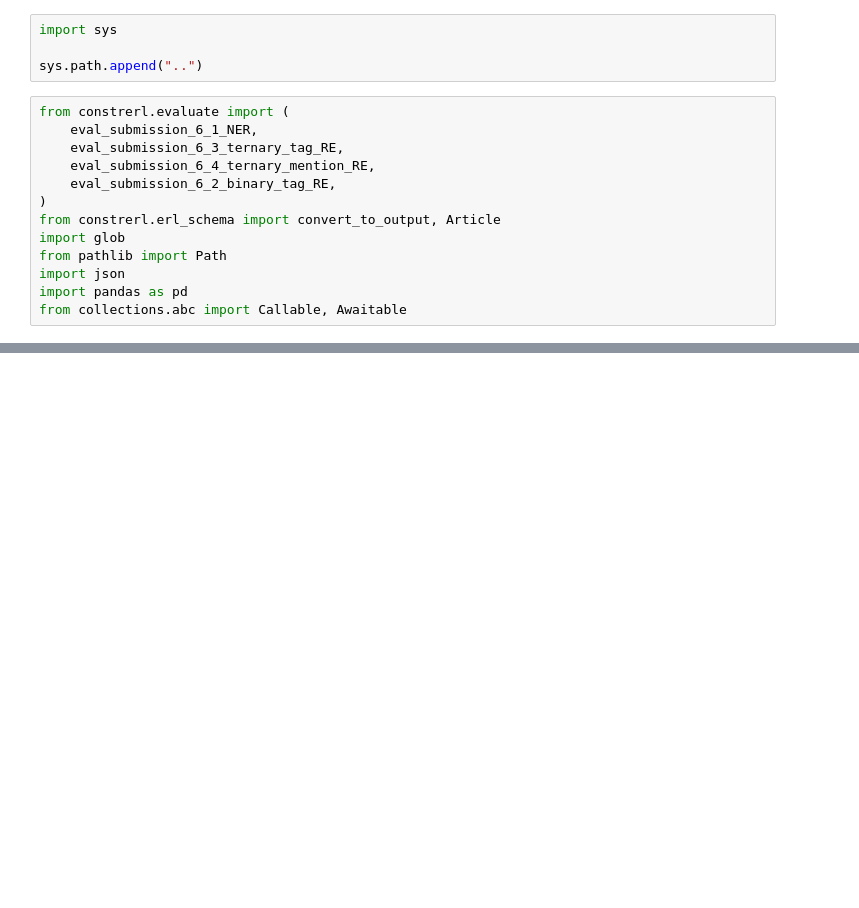
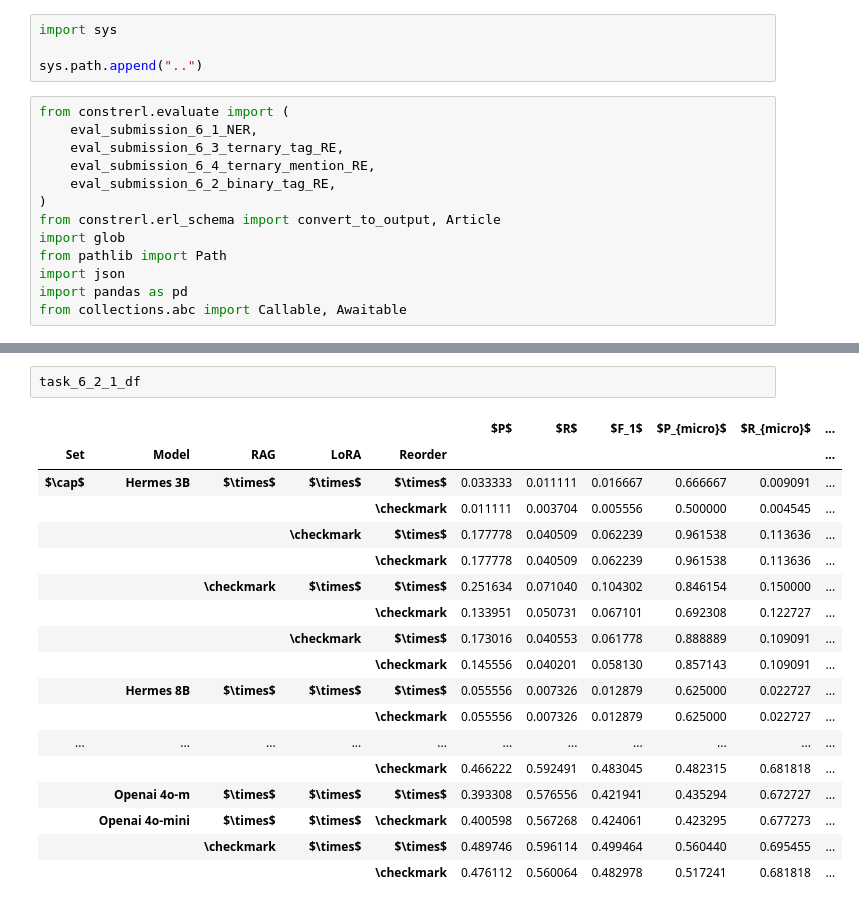
Before and after one commit to Dakantz/CLEANR, a Jupyter notebook: submission/evaluation.ipynb, the cells around one changed output, grey strips where cells are left out. Cells and saved outputs as stored; diff of their text form; blank space fills up the shorter version.

```diff
--- a/submission/evaluation.ipynb
+++ b/submission/evaluation.ipynb
@@ -238,6 +235,27 @@ task_6_1_1_df
 |  |  |  |  |  |  | \checkmark | 0.252185 | 0.054985 | 0.083981 | 0.308970 | ... |
 |  |  |  | \checkmark | $\times$ | $\times$ | \checkmark | 0.212756 | 0.081851 | 0.112518 | 0.250000 | ... |
 |  |  |  |  | \checkmark | $\times$ | \checkmark | 0.252185 | 0.054985 | 0.083981 | 0.308970 | ... |
+# %%
+task_6_2_1_df
+# %% [output]
+|  |  |  |  |  | $P$ | $R$ | $F_1$ | $P_{micro}$ | $R_{micro}$ | ... |
+| Set | Model | RAG | LoRA | Reorder |  |  |  |  |  | ... |
+| $\cap$ | Hermes 3B | $\times$ | $\times$ | $\times$ | 0.033333 | 0.011111 | 0.016667 | 0.666667 | 0.009091 | ... |
+|  |  |  |  | \checkmark | 0.011111 | 0.003704 | 0.005556 | 0.500000 | 0.004545 | ... |
+|  |  |  | \checkmark | $\times$ | 0.177778 | 0.040509 | 0.062239 | 0.961538 | 0.113636 | ... |
+|  |  |  |  | \checkmark | 0.177778 | 0.040509 | 0.062239 | 0.961538 | 0.113636 | ... |
+|  |  | \checkmark | $\times$ | $\times$ | 0.251634 | 0.071040 | 0.104302 | 0.846154 | 0.150000 | ... |
+|  |  |  |  | \checkmark | 0.133951 | 0.050731 | 0.067101 | 0.692308 | 0.122727 | ... |
+|  |  |  | \checkmark | $\times$ | 0.173016 | 0.040553 | 0.061778 | 0.888889 | 0.109091 | ... |
+|  |  |  |  | \checkmark | 0.145556 | 0.040201 | 0.058130 | 0.857143 | 0.109091 | ... |
+|  | Hermes 8B | $\times$ | $\times$ | $\times$ | 0.055556 | 0.007326 | 0.012879 | 0.625000 | 0.022727 | ... |
+|  |  |  |  | \checkmark | 0.055556 | 0.007326 | 0.012879 | 0.625000 | 0.022727 | ... |
+| ... | ... | ... | ... | ... | ... | ... | ... | ... | ... | ... |
+|  |  |  |  | \checkmark | 0.466222 | 0.592491 | 0.483045 | 0.482315 | 0.681818 | ... |
+|  | Openai 4o-m | $\times$ | $\times$ | $\times$ | 0.393308 | 0.576556 | 0.421941 | 0.435294 | 0.672727 | ... |
+|  | Openai 4o-mini | $\times$ | $\times$ | \checkmark | 0.400598 | 0.567268 | 0.424061 | 0.423295 | 0.677273 | ... |
+|  |  | \checkmark | $\times$ | $\times$ | 0.489746 | 0.596114 | 0.499464 | 0.560440 | 0.695455 | ... |
+|  |  |  |  | \checkmark | 0.476112 | 0.560064 | 0.482978 | 0.517241 | 0.681818 | ... |
 # %%
 task_6_2_1_df[top_results:].style.highlight_max(axis=0, props="textbf:--rwrap;").format(precision=2).to_latex(
     report_dir / "task_6_2_1.tex",
```
Also changed, not shown: parts of 10 cells of this notebook, 5 other files.
